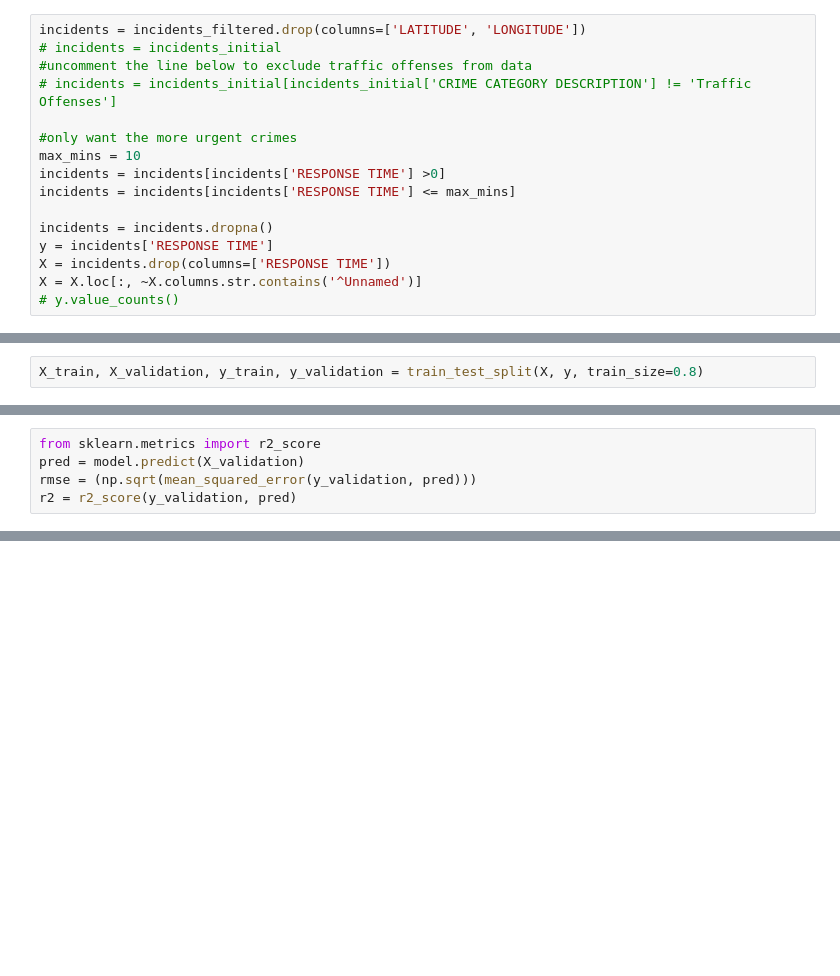
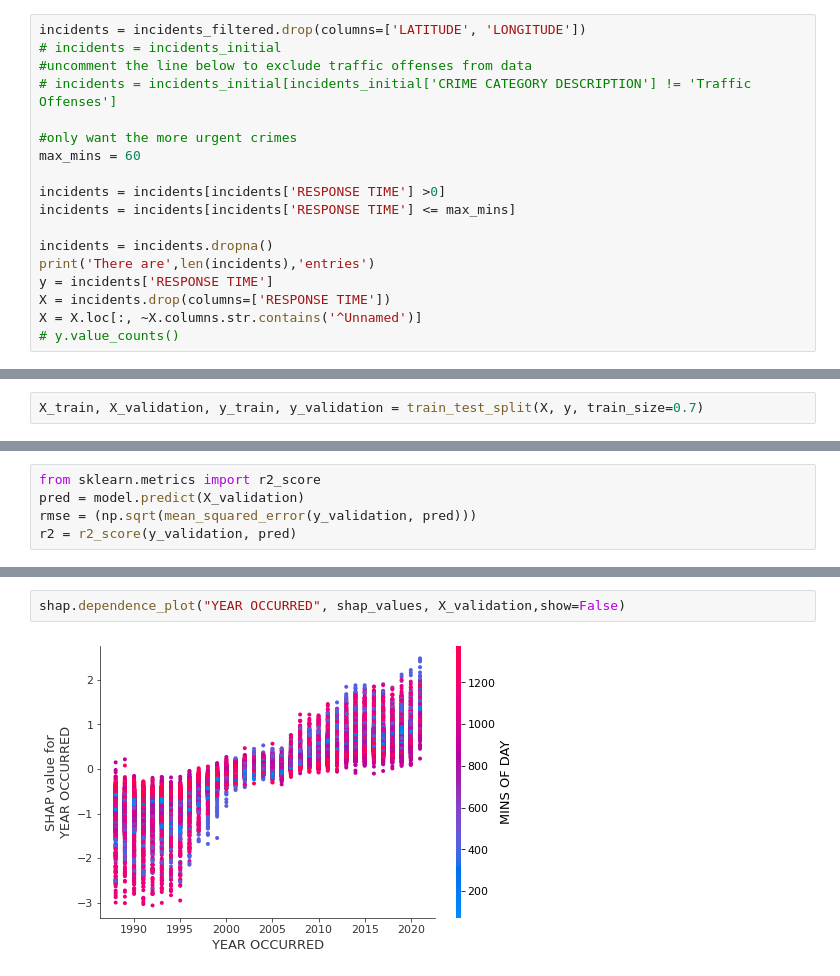
Before and after one commit to jlivshots/Response-time-analytics, a Jupyter notebook: Catboost.ipynb, the cells around one changed output, grey strips where cells are left out. Cells and saved outputs as stored; diff of their text form; blank space fills up the shorter version.

Commit message:
Finish Shap analysis of crime categories, clean codebase

```diff
--- a/Catboost.ipynb
+++ b/Catboost.ipynb
@@ -50,11 +32,13 @@ incidents = incidents_filtered.drop(columns=['LATITUDE', 'LONGITUDE'])
 # incidents = incidents_initial[incidents_initial['CRIME CATEGORY DESCRIPTION'] != 'Traffic Offenses']
 
 #only want the more urgent crimes
-max_mins = 10
+max_mins = 60
+
 incidents = incidents[incidents['RESPONSE TIME'] >0]
 incidents = incidents[incidents['RESPONSE TIME'] <= max_mins]
 
 incidents = incidents.dropna()
+print('There are',len(incidents),'entries')
 y = incidents['RESPONSE TIME']
 X = incidents.drop(columns=['RESPONSE TIME'])
 X = X.loc[:, ~X.columns.str.contains('^Unnamed')]
@@ -62,5 +48,5 @@ X = X.loc[:, ~X.columns.str.contains('^Unnamed')]
 # %%
-X_train, X_validation, y_train, y_validation = train_test_split(X, y, train_size=0.8)
+X_train, X_validation, y_train, y_validation = train_test_split(X, y, train_size=0.7)
 # %%
 categorical_features_indices = [0,7]
 # %%
@@ -120,3 +119,7 @@ shap.dependence_plot("MONTH OCCURRED", shap_values, X_validation, interaction_in
+# %%
+shap.dependence_plot("YEAR OCCURRED", shap_values, X_validation,show=False)
+# %% [output]
+[figure, added]
 # %%
 shap.initjs()
 
```
Also changed, not shown: parts of 24 cells of this notebook, 1 other file.
